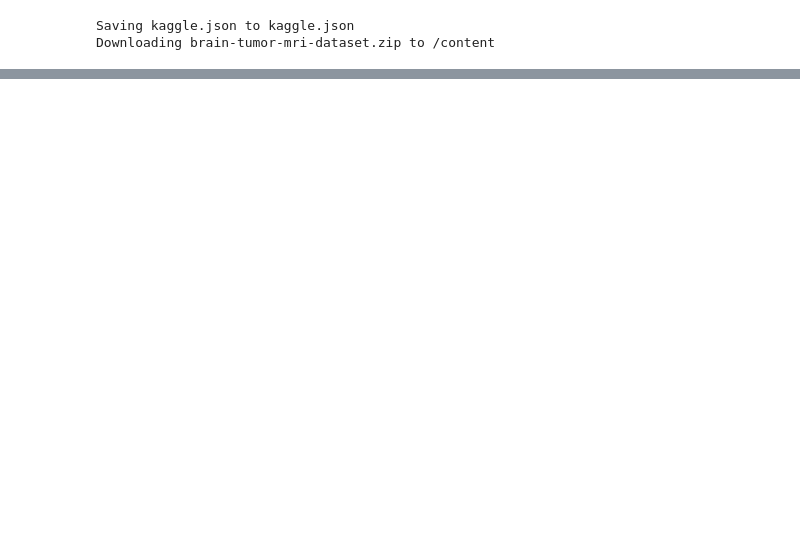
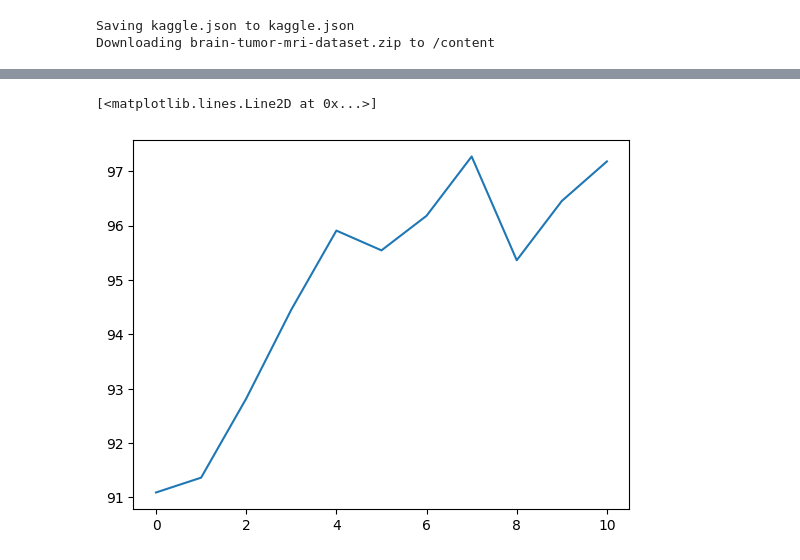
Before and after one commit to NicholasLeotta99/Neuromatch_BrainCancer, a Jupyter notebook: Copy_of_VGG19_Classifier_Test.ipynb, the cells around one changed output, grey strips where cells are left out. Cells and saved outputs as stored; diff of their text form; code cells hidden in the pictures; blank space fills up the shorter version.

```diff
--- a/Copy_of_VGG19_Classifier_Test.ipynb
+++ b/Copy_of_VGG19_Classifier_Test.ipynb
@@ -145 +149,13 @@ Estimated Total Size (MB): 876.87
 ----------------------------------------------------------------
+# %%
+#@title ResNet
+
+resnet = models.resnet18(pretrained=True)
+for param in resnet.parameters():
+    param.requires_grad = True    #Faster with grad=true(around 96% Validation Accuracy)
+
+num_classes = 4
+resnet.fc = nn.Linear(resnet.fc.in_features, num_classes)
+resnet = resnet.to(device)
+
+summary(resnet, (3,256,256))
@@ -283,0 +435,5 @@ print(f'Average Test Loss: {average_test_loss:.3f}')
+# %%
+plt.plot(val_accuracy)
+# %% [output]
+[<matplotlib.lines.Line2D at 0x...>]
+[figure, added]
```
Also changed, not shown: parts of 8 cells of this notebook.
